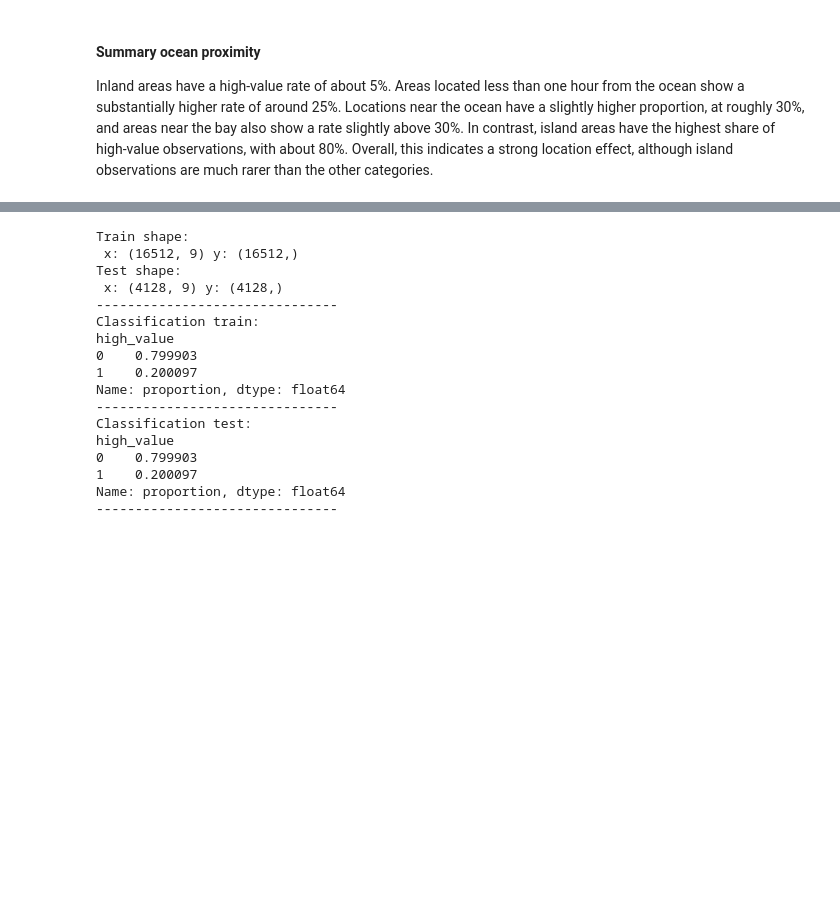
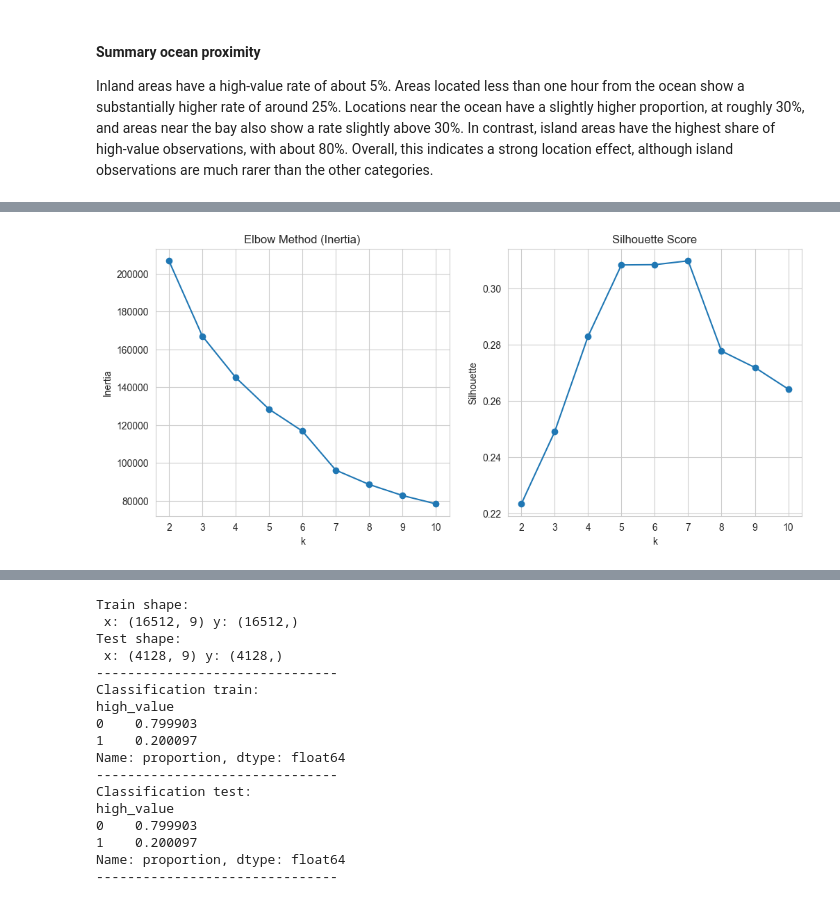
Before and after one commit to belson-h/PythonMLProject---California-Housing, a Jupyter notebook: housing_report.ipynb, the cells around one changed output, grey strips where cells are left out. Drawn from its saved outputs; the diff is of its cells as text; code cells hidden in the pictures; blank space fills up the shorter version.

Commit message:
adding kmeans

```diff
--- a/housing_report.ipynb
+++ b/housing_report.ipynb
@@ -351,0 +363,14 @@ Inland areas have a high-value rate of about 5%. Areas located less than one hou
+# %%
+# 1. Copy data
+X_cluster = X_full.copy()
+
+# 2. Encode categorical variables
+X_cluster = pd.get_dummies(X_cluster, drop_first=True)
+
+# 3. Impute missing values
+imputer = SimpleImputer(strategy="median")
+X_imputed = imputer.fit_transform(X_cluster)
+
+# 3. Scale
+scaler = StandardScaler()
+X_scaled = scaler.fit_transform(X_imputed)
@@ -351,0 +385,26 @@ Inland areas have a high-value rate of about 5%. Areas located less than one hou
+# %%
+inertia_list = []
+silhouette_list = []
+K_range = range(2, 11)
+
+for k in K_range:
+    kmeans = KMeans(n_clusters=k, random_state=42)
+    labels = kmeans.fit_predict(X_scaled)
+    inertia_list.append(kmeans.inertia_)
+    silhouette_list.append(silhouette_score(X_scaled, labels))
+
+plt.figure(figsize=(12,5))
+plt.subplot(1,2,1)
+plt.plot(K_range, inertia_list, marker='o')
+plt.title('Elbow Method (Inertia)')
+plt.xlabel('k')
+plt.ylabel('Inertia')
+
+plt.subplot(1,2,2)
+plt.plot(K_range, silhouette_list, marker='o')
+plt.title('Silhouette Score')
+plt.xlabel('k')
+plt.ylabel('Silhouette')
+plt.show()
+# %% [output]
+[figure, added]
```
Also changed, not shown: parts of 22 cells of this notebook, 1 other file.
